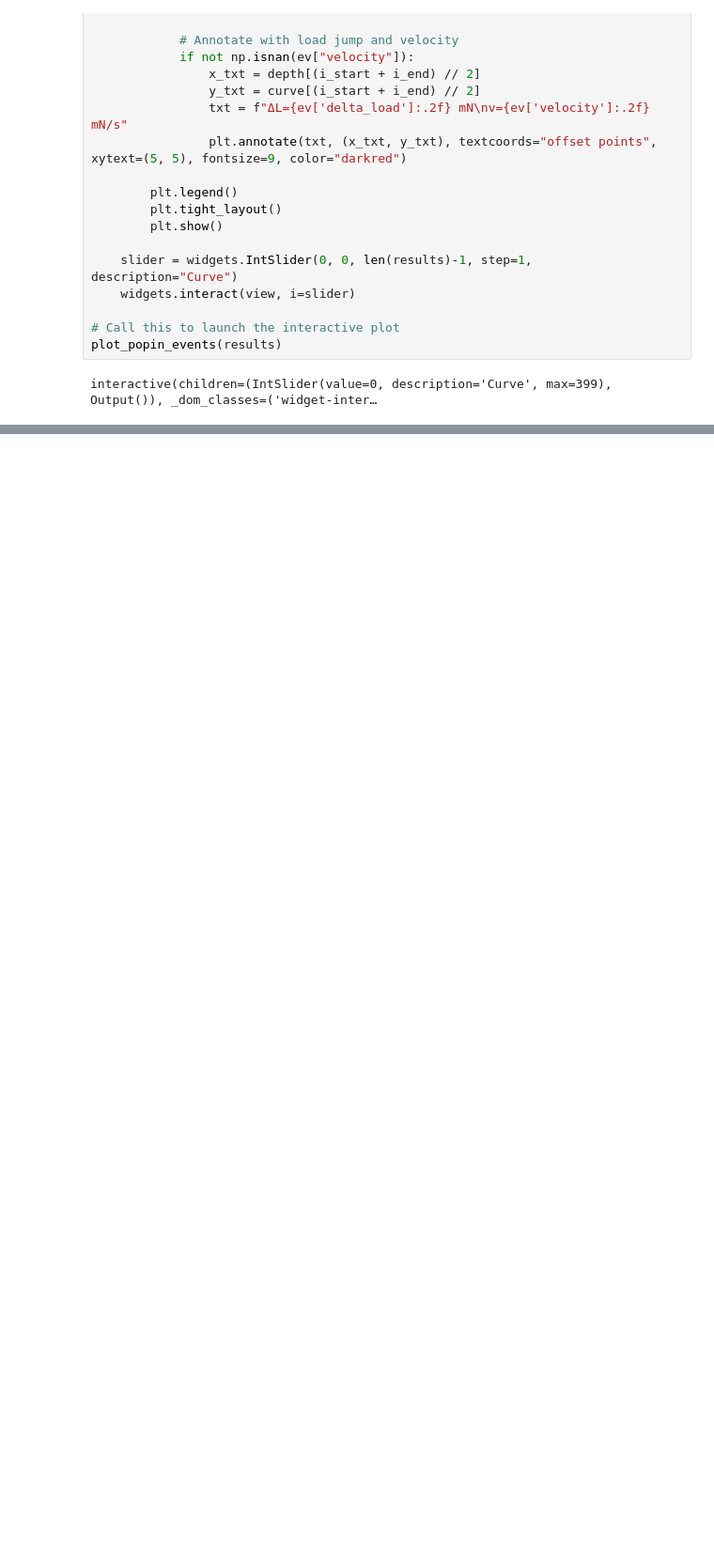
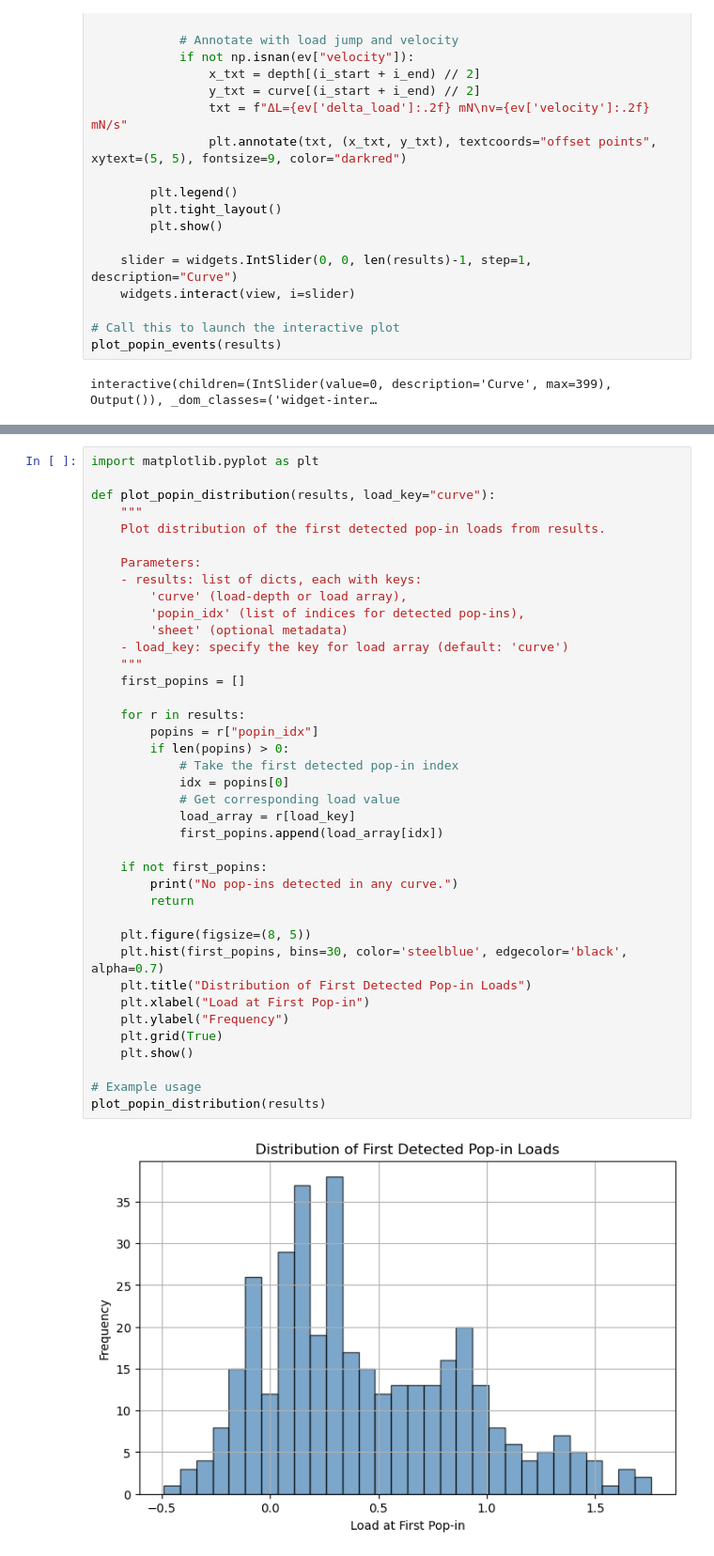
Before and after one commit to edrossi93/mecanano-ml-nanomechanics-tutorial, a Jupyter notebook: notebooks/Pop-in.ipynb, the cells around one changed output, grey strips where cells are left out. Shown: that part at 94% size. Cells and saved outputs as stored; diff of their text form; blank space fills up the shorter version.

```diff
--- a/notebooks/Pop-in.ipynb
+++ b/notebooks/Pop-in.ipynb
@@ -548,0 +549,41 @@ plt.show()
+# %%
+import matplotlib.pyplot as plt
+
+def plot_popin_distribution(results, load_key="curve"):
+    """
+    Plot distribution of the first detected pop-in loads from results.
+
+    Parameters:
+    - results: list of dicts, each with keys:
+        'curve' (load-depth or load array),
+        'popin_idx' (list of indices for detected pop-ins),
+        'sheet' (optional metadata)
+    - load_key: specify the key for load array (default: 'curve')
+    """
+    first_popins = []
+
+    for r in results:
+        popins = r["popin_idx"]
+        if len(popins) > 0:
+            # Take the first detected pop-in index
+            idx = popins[0]
+            # Get corresponding load value
+            load_array = r[load_key]
+            first_popins.append(load_array[idx])
+
+    if not first_popins:
+        print("No pop-ins detected in any curve.")
+        return
+
+    plt.figure(figsize=(8, 5))
+    plt.hist(first_popins, bins=30, color='steelblue', edgecolor='black', alpha=0.7)
+    plt.title("Distribution of First Detected Pop-in Loads")
+    plt.xlabel("Load at First Pop-in")
+    plt.ylabel("Frequency")
+    plt.grid(True)
+    plt.show()
+
+# Example usage
+plot_popin_distribution(results)
+# %% [output]
+[figure, added]
```
Also changed, not shown: parts of 8 cells of this notebook.
